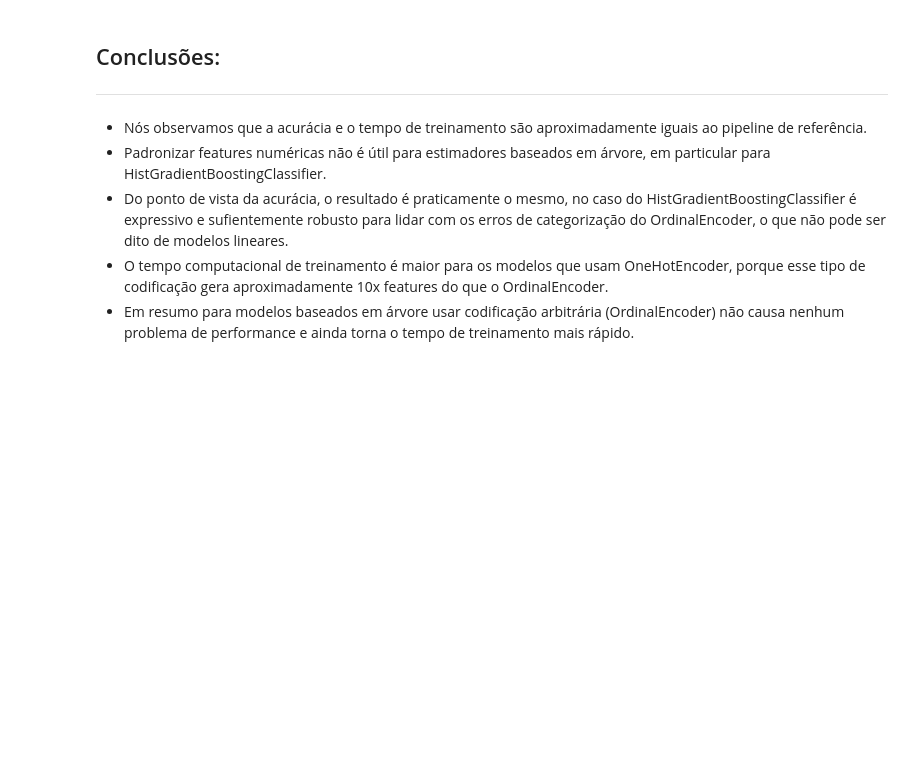
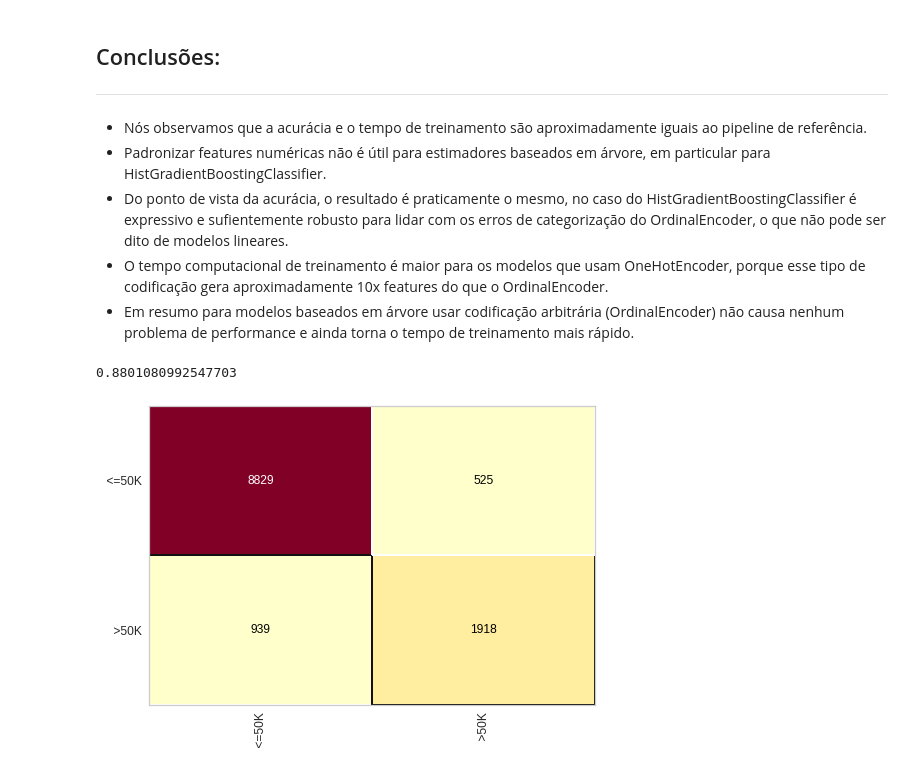
Before and after one commit to FabioCLima/python-projects, a Jupyter notebook: Machine_Learning/ML-scikit/adult_census/adult_census.ipynb, the cells around one changed output. Saved outputs shown, nothing was run; the diff lists cells and outputs as text; code cells hidden in the pictures; blank space fills up the shorter version.

```diff
--- a/Machine_Learning/ML-scikit/adult_census/adult_census.ipynb
+++ b/Machine_Learning/ML-scikit/adult_census/adult_census.ipynb
@@ -1206,3 +1207,12 @@ A média da acurácia da validação cruzada é: 0.874 +/- 0.002
 * Do ponto de vista da acurácia, o resultado é praticamente o mesmo, no caso do HistGradientBoostingClassifier é expressivo e sufientemente robusto para lidar com os erros de categorização do OrdinalEncoder, o que não pode ser dito de modelos lineares.
 * O tempo computacional de treinamento é maior para os modelos que usam OneHotEncoder, porque esse tipo de codificação gera aproximadamente 10x features do que o OrdinalEncoder.
 * Em resumo para modelos baseados em árvore usar codificação arbitrária (OrdinalEncoder) não causa nenhum problema de performance e ainda torna o tempo de treinamento mais rápido.
+# %%
+from yellowbrick.classifier import ConfusionMatrix
+gb_clf = make_pipeline(preprocessor, HistGradientBoostingClassifier())
+cm = ConfusionMatrix(gb_clf)
+cm.fit(data_train, target_train)
+cm.score(data_test, target_test)
+# %% [output]
+0.8801080992547703
+[figure, added]
```
Also changed, not shown: parts of 40 cells of this notebook, 3 other files.
